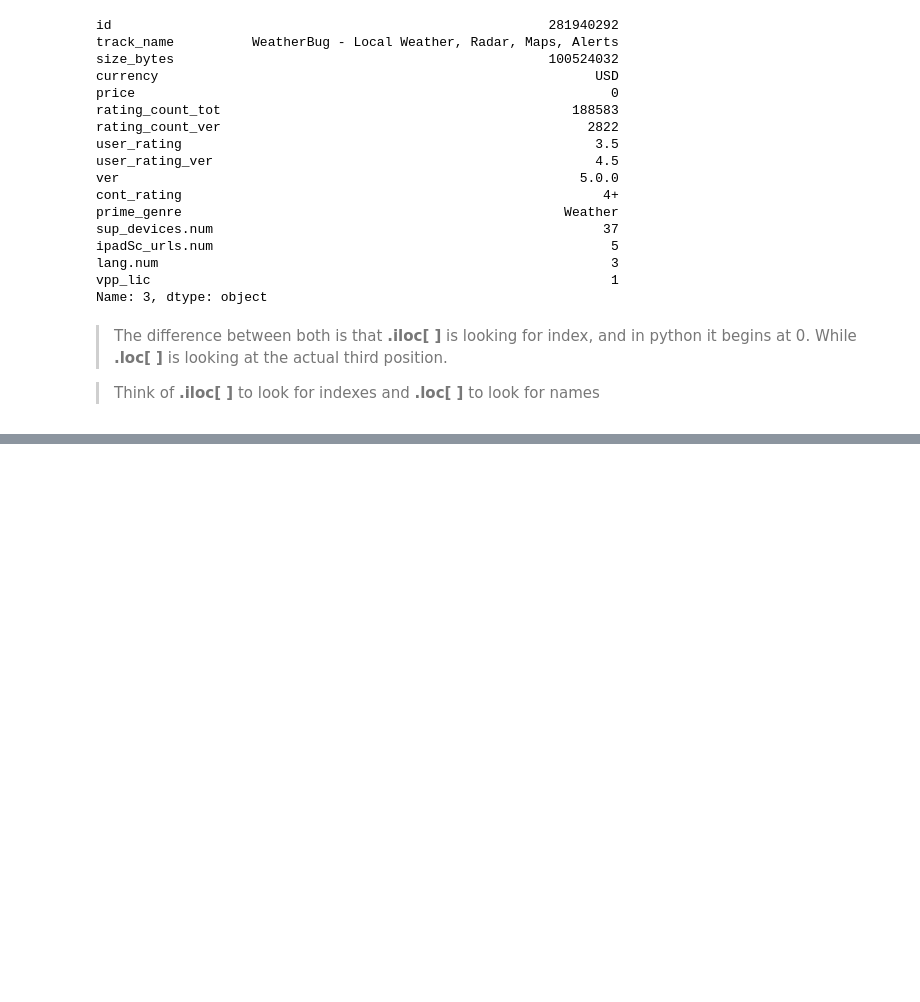
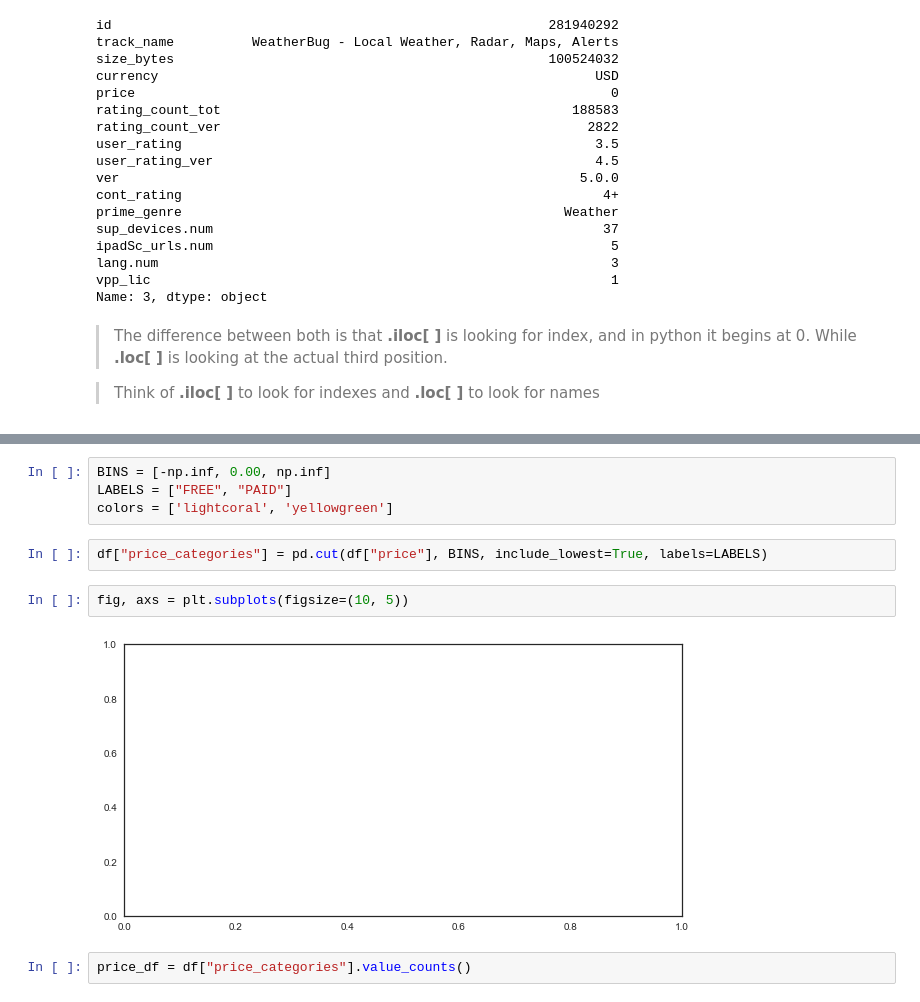
Before and after one commit to efitr/DS-1.1-Data-Analysis, a Jupyter notebook: Notebooks/Tutorials/MSTutorial1_AppStore_Dataset.ipynb, the cells around one changed output, grey strips where cells are left out. Saved outputs shown, nothing was run; the diff lists cells and outputs as text; blank space fills up the shorter version.

```diff
--- a/Notebooks/Tutorials/MSTutorial1_AppStore_Dataset.ipynb
+++ b/Notebooks/Tutorials/MSTutorial1_AppStore_Dataset.ipynb
@@ -124,0 +193,12 @@ df.loc[:3]
+# %%
+BINS = [-np.inf, 0.00, np.inf]
+LABELS = ["FREE", "PAID"]
+colors = ['lightcoral', 'yellowgreen']
+# %%
+df["price_categories"] = pd.cut(df["price"], BINS, include_lowest=True, labels=LABELS)
+# %%
+fig, axs = plt.subplots(figsize=(10, 5))
+# %% [output]
+[figure, added]
+# %%
+price_df = df["price_categories"].value_counts()
```
Also changed, not shown: parts of 37 cells of this notebook.
